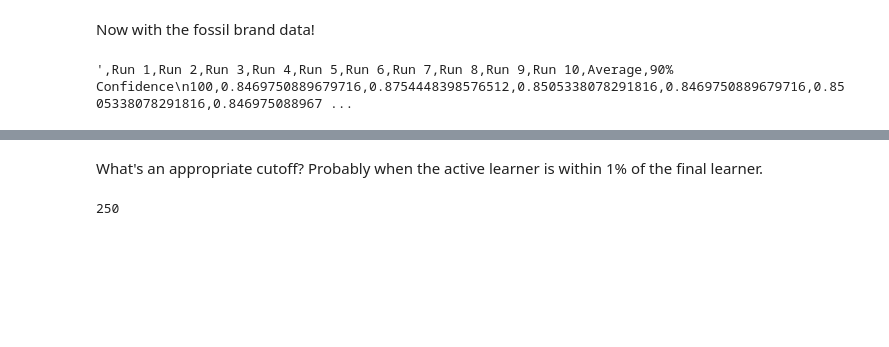
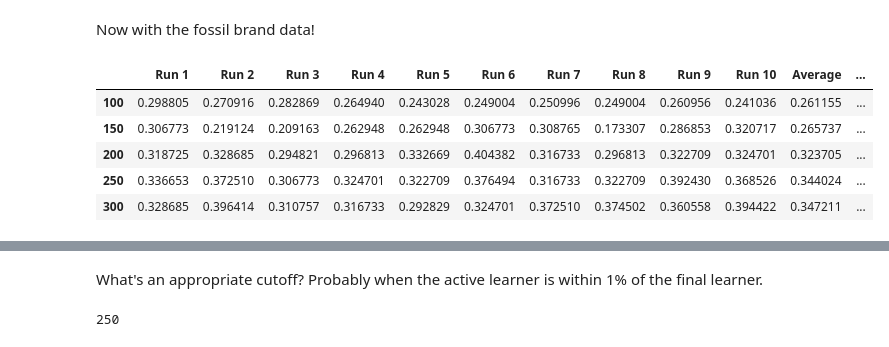
Before and after one commit to Breucopter/Active-Learning-of-Tweets, a Jupyter notebook: Active Learner Visualizations.ipynb, the cells around one changed output, grey strips where cells are left out. Saved outputs shown, nothing was run; the diff lists cells and outputs as text; code cells hidden in the pictures; blank space fills up the shorter version.

```diff
--- a/Active Learner Visualizations.ipynb
+++ b/Active Learner Visualizations.ipynb
@@ -225,11 +249,22 @@ fossil_data = ActiveLearn.QuickConvert(json_raw)
 # %%
 # active,active_cv,random,random_cv = ActiveLearn.ActiveLearner(fossil_data,'content','tag',100,50,10,100,.1,6,10)
 
-active_cv.to_csv(to_path_or_buf="./fossil_cv_frame.csv")
-active.to_csv(to_path_or_buf="./fossil_frame.csv")
-random_cv.to_csv(to_path_or_buf="./random_fossil_cv_frame.csv")
-random.to_csv(to_path_or_buf="./random_fossil_frame.csv")
+# active_cv.to_csv(path_or_buf="./frames/fossil_cv_frame.csv")
+# active.to_csv(path_or_buf="./frames/fossil_frame.csv")
+# random_cv.to_csv(path_or_buf="./frames/random_fossil_cv_frame.csv")
+# random.to_csv(path_or_buf="./frames/random_fossil_frame.csv")
+active_cv = pd.DataFrame.from_csv("./frames/fossil_cv_frame.csv")
+active = pd.DataFrame.from_csv("./frames/fossil_frame.csv")
+random_cv = pd.DataFrame.from_csv("./frames/random_fossil_cv_frame.csv")
+random = pd.DataFrame.from_csv("./frames/random_fossil_frame.csv")
-# %% [output]
-',Run 1,Run 2,Run 3,Run 4,Run 5,Run 6,Run 7,Run 8,Run 9,Run 10,Average,90% Confidence\n100,0.8469750889679716,0.8754448398576512,0.8505338078291816,0.8469750889679716,0.8505338078291816,0.846975088967 ...
+# %%
+active.head()
+# %% [output]
+|  | Run 1 | Run 2 | Run 3 | Run 4 | Run 5 | Run 6 | Run 7 | Run 8 | Run 9 | Run 10 | Average | ... |
+| 100 | 0.298805 | 0.270916 | 0.282869 | 0.264940 | 0.243028 | 0.249004 | 0.250996 | 0.249004 | 0.260956 | 0.241036 | 0.261155 | ... |
+| 150 | 0.306773 | 0.219124 | 0.209163 | 0.262948 | 0.262948 | 0.306773 | 0.308765 | 0.173307 | 0.286853 | 0.320717 | 0.265737 | ... |
+| 200 | 0.318725 | 0.328685 | 0.294821 | 0.296813 | 0.332669 | 0.404382 | 0.316733 | 0.296813 | 0.322709 | 0.324701 | 0.323705 | ... |
+| 250 | 0.336653 | 0.372510 | 0.306773 | 0.324701 | 0.322709 | 0.376494 | 0.316733 | 0.322709 | 0.392430 | 0.368526 | 0.344024 | ... |
+| 300 | 0.328685 | 0.396414 | 0.310757 | 0.316733 | 0.292829 | 0.324701 | 0.372510 | 0.374502 | 0.360558 | 0.394422 | 0.347211 | ... |
 # %%
 # Calculate the Average difference and 90% confidence bands, using the critical z value of 1.644853
```
Also changed, not shown: parts of 11 cells of this notebook, 1 other file.
